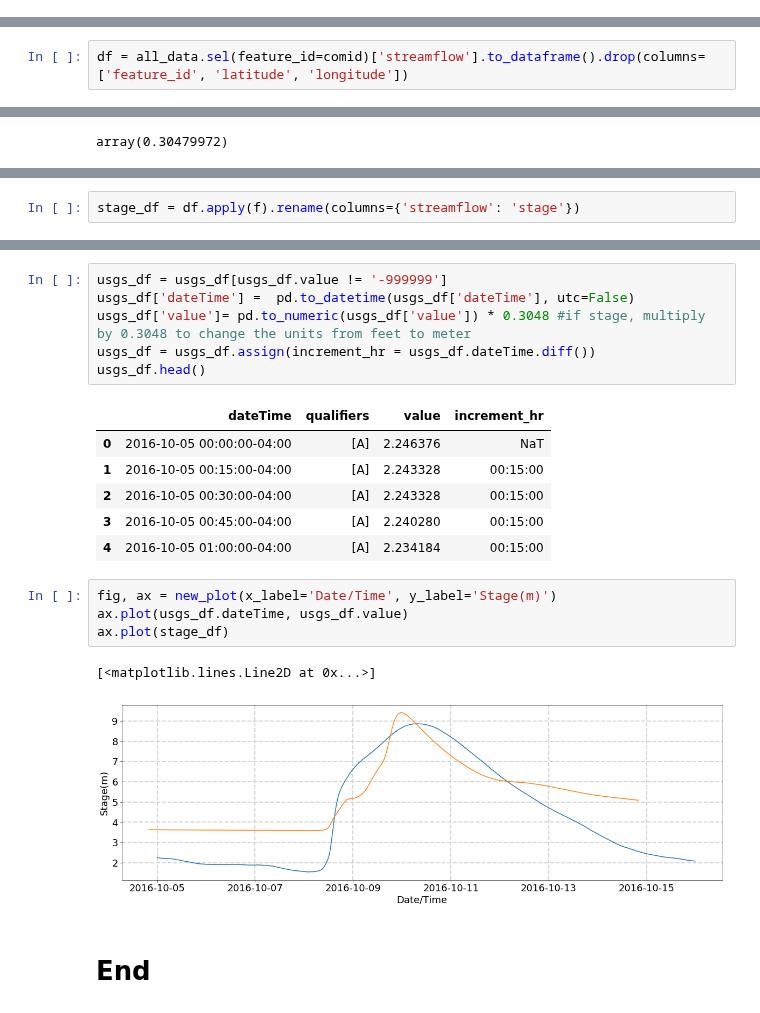
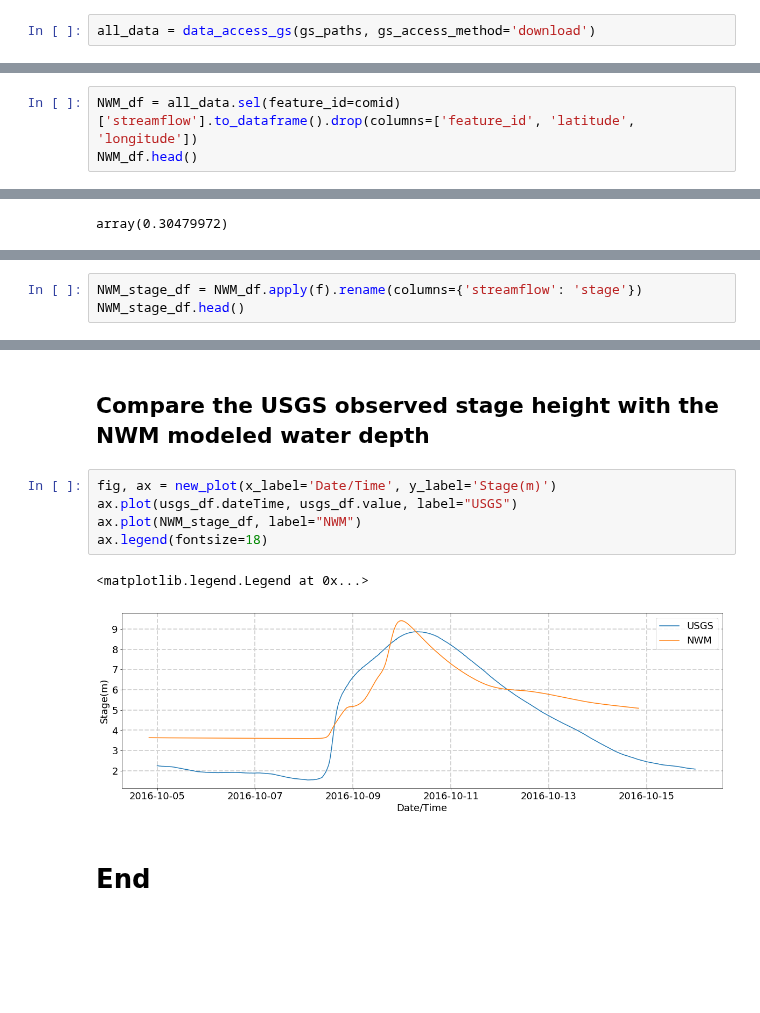
Before and after one commit to Dewberry/fcast, a Jupyter notebook: reanalysis/explore_reanalysis-gs-usecase.ipynb, the cells around one changed output, grey strips where cells are left out. Drawn from its saved outputs; the diff is of its cells as text; blank space fills up the shorter version.

```diff
--- a/reanalysis/explore_reanalysis-gs-usecase.ipynb
+++ b/reanalysis/explore_reanalysis-gs-usecase.ipynb
@@ -102,0 +152,2 @@ all_data = xr.open_mfdataset(openfiles)
+# %%
+all_data = data_access_gs(gs_paths, gs_access_method='download')
@@ -113,2 +158,3 @@ files = glob('data/*')
 # %%
-df = all_data.sel(feature_id=comid)['streamflow'].to_dataframe().drop(columns=['feature_id', 'latitude', 'longitude'])
+NWM_df = all_data.sel(feature_id=comid)['streamflow'].to_dataframe().drop(columns=['feature_id', 'latitude', 'longitude'])
+NWM_df.head()
@@ -157,2 +198,3 @@ nwm_rc.Discharge.plot()
 # %%
-stage_df = df.apply(f).rename(columns={'streamflow': 'stage'})
+NWM_stage_df = NWM_df.apply(f).rename(columns={'streamflow': 'stage'})
+NWM_stage_df.head()
@@ -208,22 +213,12 @@ usgs_df.head()
-# %%
-usgs_df = usgs_df[usgs_df.value != '-999999']
-usgs_df['dateTime'] =  pd.to_datetime(usgs_df['dateTime'], utc=False)
-usgs_df['value']= pd.to_numeric(usgs_df['value']) * 0.3048 #if stage, multiply by 0.3048 to change the units from feet to meter
-usgs_df = usgs_df.assign(increment_hr = usgs_df.dateTime.diff())
-usgs_df.head()
-# %% [output]
-|  | dateTime | qualifiers | value | increment_hr |
-| 0 | 2016-10-05 00:00:00-04:00 | [A] | 2.246376 | NaT |
-| 1 | 2016-10-05 00:15:00-04:00 | [A] | 2.243328 | 00:15:00 |
-| 2 | 2016-10-05 00:30:00-04:00 | [A] | 2.243328 | 00:15:00 |
-| 3 | 2016-10-05 00:45:00-04:00 | [A] | 2.240280 | 00:15:00 |
-| 4 | 2016-10-05 01:00:00-04:00 | [A] | 2.234184 | 00:15:00 |
+# %% [markdown]
+## Compare the USGS observed stage height with the NWM modeled water depth
 # %%
 fig, ax = new_plot(x_label='Date/Time', y_label='Stage(m)')
-ax.plot(usgs_df.dateTime, usgs_df.value)
-ax.plot(stage_df)
+ax.plot(usgs_df.dateTime, usgs_df.value, label="USGS")
+ax.plot(NWM_stage_df, label="NWM")
+ax.legend(fontsize=18)
 # %% [output]
-[<matplotlib.lines.Line2D at 0x...>]
+<matplotlib.legend.Legend at 0x...>
-[figure, old version]
+[figure, new version]
 # %% [markdown]
 # End
```
Also changed, not shown: parts of 58 cells of this notebook.
